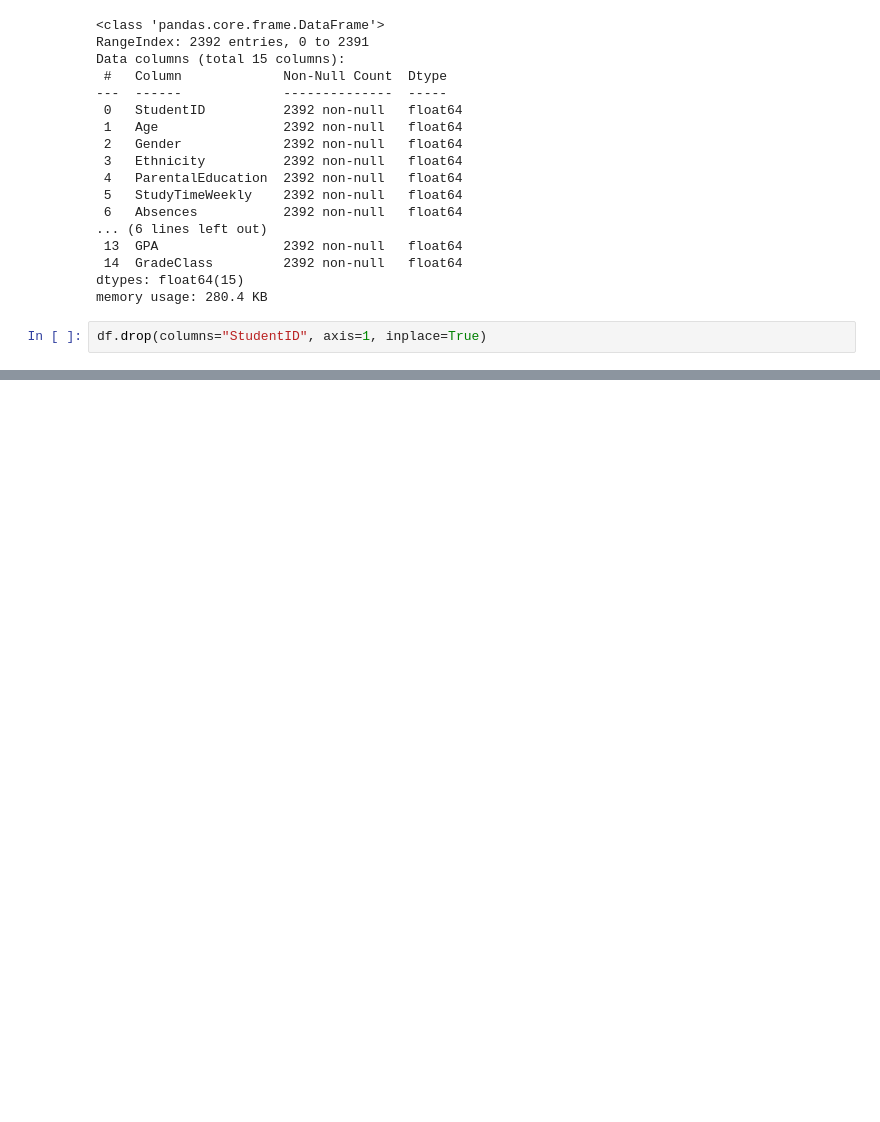
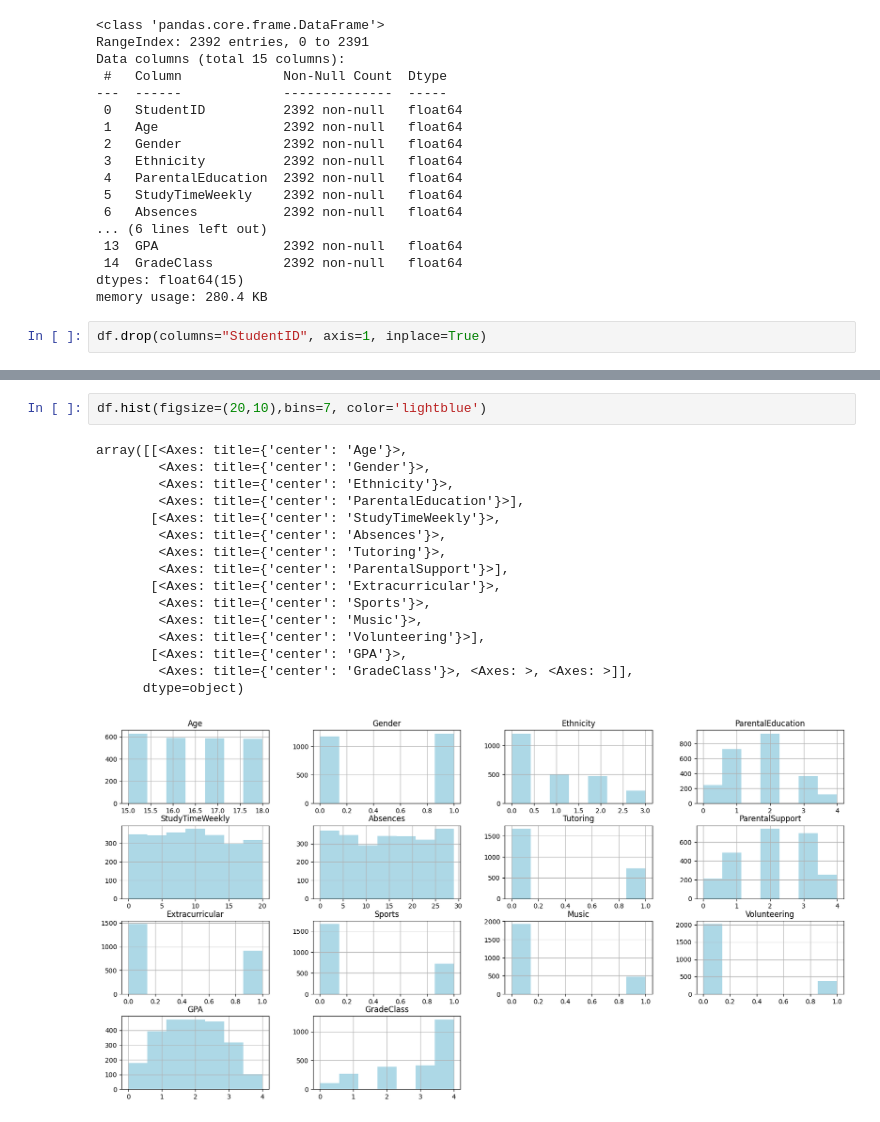
Before and after one commit to shreyash-jais-02/Student-Performance, a Jupyter notebook: Student_performance.ipynb, the cells around one changed output, grey strips where cells are left out. Drawn from its saved outputs; the diff is of its cells as text; blank space fills up the shorter version.

```diff
--- a/Student_performance.ipynb
+++ b/Student_performance.ipynb
@@ -56,0 +115,19 @@ df.drop(columns="StudentID", axis=1, inplace=True)
+# %%
+df.hist(figsize=(20,10),bins=7, color='lightblue')
+# %% [output]
+array([[<Axes: title={'center': 'Age'}>,
+        <Axes: title={'center': 'Gender'}>,
+        <Axes: title={'center': 'Ethnicity'}>,
+        <Axes: title={'center': 'ParentalEducation'}>],
+       [<Axes: title={'center': 'StudyTimeWeekly'}>,
+        <Axes: title={'center': 'Absences'}>,
+        <Axes: title={'center': 'Tutoring'}>,
+        <Axes: title={'center': 'ParentalSupport'}>],
+       [<Axes: title={'center': 'Extracurricular'}>,
+        <Axes: title={'center': 'Sports'}>,
+        <Axes: title={'center': 'Music'}>,
+        <Axes: title={'center': 'Volunteering'}>],
+       [<Axes: title={'center': 'GPA'}>,
+        <Axes: title={'center': 'GradeClass'}>, <Axes: >, <Axes: >]],
+      dtype=object)
+[figure, added]
```
Also changed, not shown: parts of 7 cells of this notebook.
